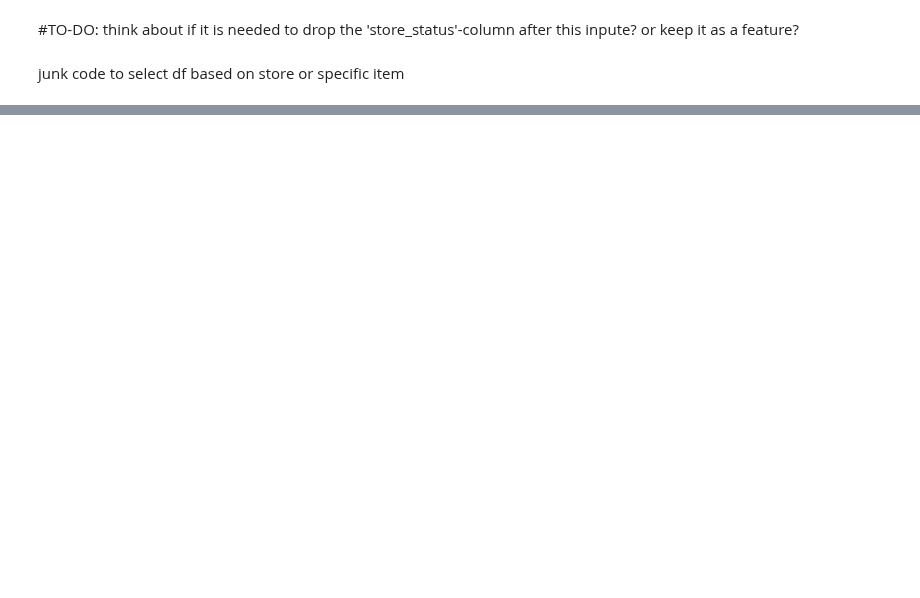
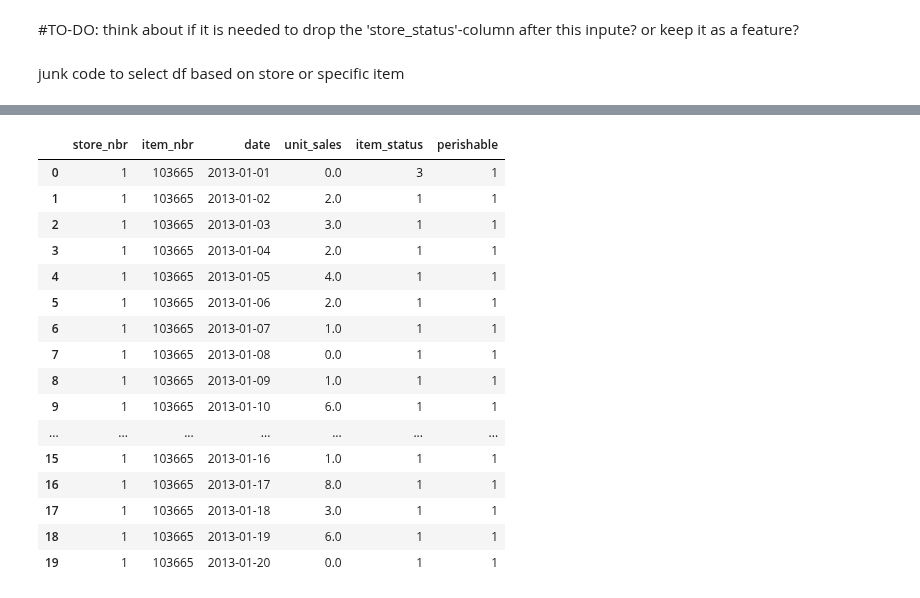
Before and after one commit to AFEngelage/Group4B, a Jupyter notebook: notebooks/2024 04 21 - Supermarket Loading first data - AFE.ipynb, the cells around one changed output, grey strips where cells are left out. Saved outputs shown, nothing was run; the diff lists cells and outputs as text; code cells hidden in the pictures; blank space fills up the shorter version.

Commit message:
Functions merge_Store_satus AND merge_item_status AND inpute_stockouts

```diff
--- a/notebooks/2024 04 21 - Supermarket Loading first data - AFE.ipynb
+++ b/notebooks/2024 04 21 - Supermarket Loading first data - AFE.ipynb
@@ -1546,0 +1400,4 @@ df_final_check2.head(60)
+# %%
+df_sales = df_sales.merge(df_items, left_on="item_nbr", right_on="item_nbr", how="left")
+
+df_sales = df_sales.drop(columns=["family", "class"])
@@ -1546,0 +1499,36 @@ df_final_check2.head(60)
+# %%
+def impute_stockouts(df):
+    # Sort the dataframe by date, store_nbr, and item_nbr
+    df = df.sort_values(["store_nbr", "item_nbr", "date"])
+
+    # Group by store_nbr and item_nbr
+    df_grouped = df.groupby(["store_nbr", "item_nbr"])
+
+    # Apply the imputation to each group
+    imputed_df = df_grouped.apply(impute_group).reset_index(drop=True)
+
+    return imputed_df
+# %%
+df_sales_test = df_sales[df_sales["item_nbr"].isin([103665, 1398687, 2011451])]
+# %%
+df_sales_test = impute_stockouts(df_sales_test)
+# %%
+df_sales_test.head(20)
+# %% [output]
+|  | store_nbr | item_nbr | date | unit_sales | item_status | perishable |
+| 0 | 1 | 103665 | 2013-01-01 | 0.0 | 3 | 1 |
+| 1 | 1 | 103665 | 2013-01-02 | 2.0 | 1 | 1 |
+| 2 | 1 | 103665 | 2013-01-03 | 3.0 | 1 | 1 |
+| 3 | 1 | 103665 | 2013-01-04 | 2.0 | 1 | 1 |
+| 4 | 1 | 103665 | 2013-01-05 | 4.0 | 1 | 1 |
+| 5 | 1 | 103665 | 2013-01-06 | 2.0 | 1 | 1 |
+| 6 | 1 | 103665 | 2013-01-07 | 1.0 | 1 | 1 |
+| 7 | 1 | 103665 | 2013-01-08 | 0.0 | 1 | 1 |
+| 8 | 1 | 103665 | 2013-01-09 | 1.0 | 1 | 1 |
+| 9 | 1 | 103665 | 2013-01-10 | 6.0 | 1 | 1 |
+| ... | ... | ... | ... | ... | ... | ... |
+| 15 | 1 | 103665 | 2013-01-16 | 1.0 | 1 | 1 |
+| 16 | 1 | 103665 | 2013-01-17 | 8.0 | 1 | 1 |
+| 17 | 1 | 103665 | 2013-01-18 | 3.0 | 1 | 1 |
+| 18 | 1 | 103665 | 2013-01-19 | 6.0 | 1 | 1 |
+| 19 | 1 | 103665 | 2013-01-20 | 0.0 | 1 | 1 |
```
Also changed, not shown: parts of 90 cells of this notebook, 1 other file.
